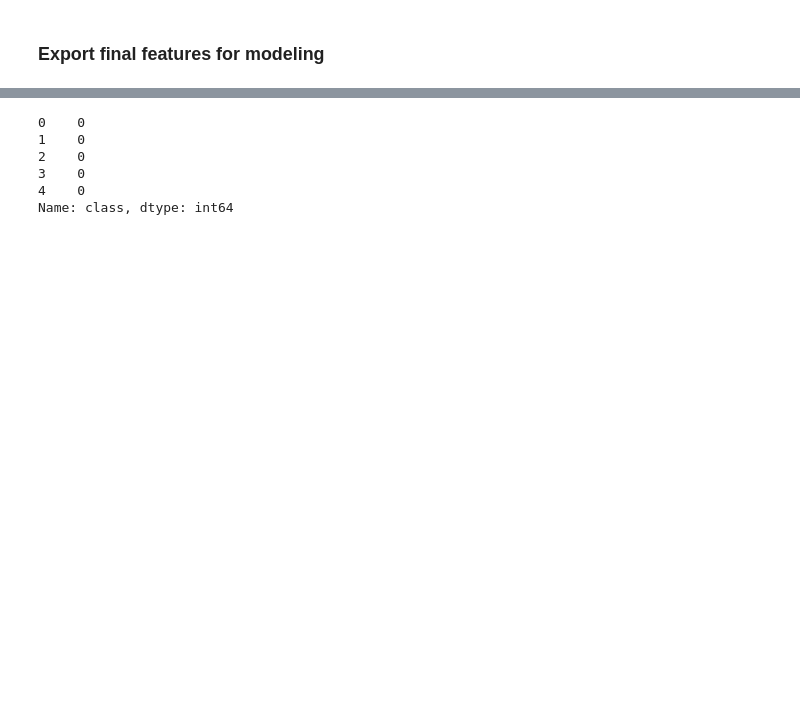
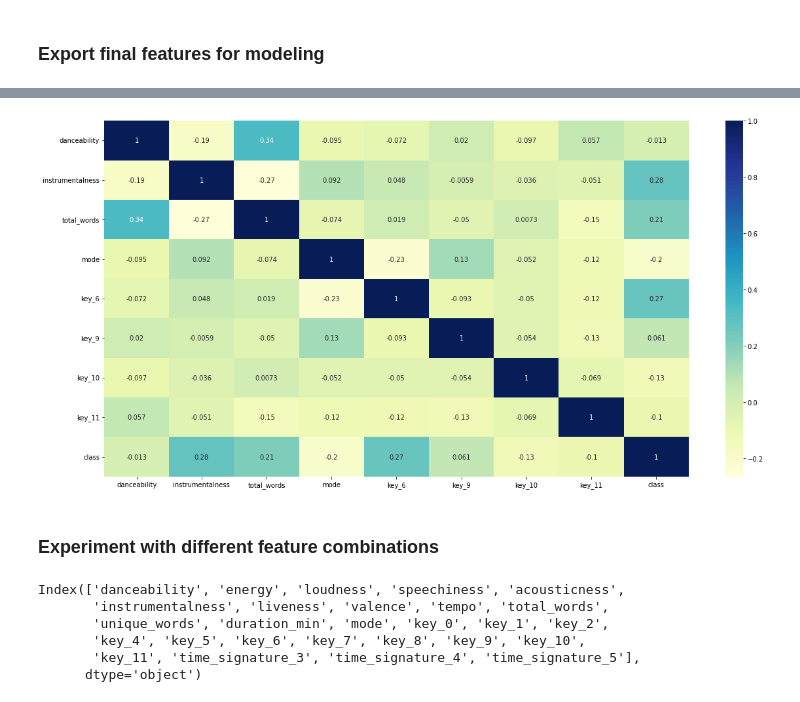
Before and after one commit to Ho1yShif/FOB_LR_Public, a Jupyter notebook: notebooks/Feature_Engineering.ipynb, the cells around one changed output, grey strips where cells are left out. Saved outputs shown, nothing was run; the diff lists cells and outputs as text; code cells hidden in the pictures; blank space fills up the shorter version.

```diff
--- a/notebooks/Feature_Engineering.ipynb
+++ b/notebooks/Feature_Engineering.ipynb
@@ -276,13 +259,8 @@ features.head()
-# %%
-# Rough by-hand label-encoding of class column
-# Pre-hiatus maps to 0; Post-hiatus maps to 1
-features = features.replace('pre-hiatus', 0).replace('post-hiatus', 1)
-features['class'].head()
-# %% [output]
-0    0
-1    0
-2    0
-3    0
-4    0
-Name: class, dtype: int64
+# %%
+# No significant correlations
+plt.figure(figsize=(20,10))
+sns.heatmap(selected_features.corr(), cmap="YlGnBu", annot=True)
+plt.show()
+# %% [output]
+[figure, added]
 # %%
@@ -289,0 +268,11 @@ features.to_csv('data/processed/features_encoded.csv')
+# %% [markdown]
+### Experiment with different feature combinations
+# %%
+features.columns
+# %% [output]
+Index(['danceability', 'energy', 'loudness', 'speechiness', 'acousticness',
+       'instrumentalness', 'liveness', 'valence', 'tempo', 'total_words',
+       'unique_words', 'duration_min', 'mode', 'key_0', 'key_1', 'key_2',
+       'key_4', 'key_5', 'key_6', 'key_7', 'key_8', 'key_9', 'key_10',
+       'key_11', 'time_signature_3', 'time_signature_4', 'time_signature_5'],
+      dtype='object')
```
Also changed, not shown: parts of 30 cells of this notebook, 33 other files.
